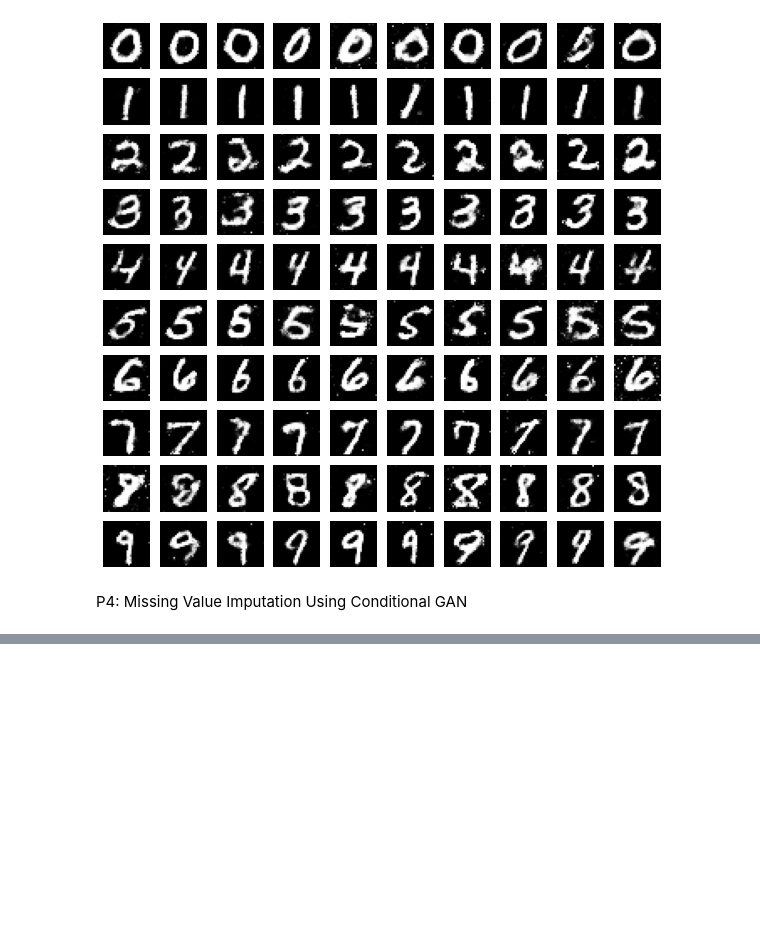
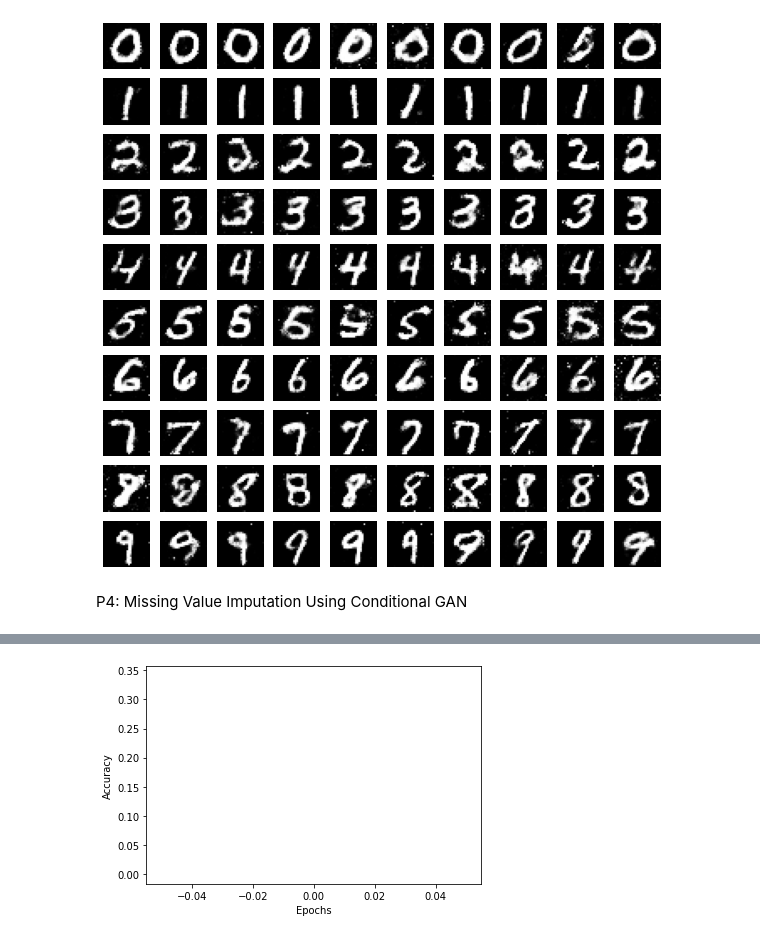
Before and after one commit to ram130849/Deep_Learning_Systems, a Jupyter notebook: TensorFlow/Ramki/E533_DLS_Assignment5.ipynb, the cells around one changed output, grey strips where cells are left out. Saved outputs shown, nothing was run; the diff lists cells and outputs as text; code cells hidden in the pictures; blank space fills up the shorter version.

```diff
--- a/TensorFlow/Ramki/E533_DLS_Assignment5.ipynb
+++ b/TensorFlow/Ramki/E533_DLS_Assignment5.ipynb
@@ -739,0 +886,36 @@ P4: Missing Value Imputation Using Conditional GAN
+# %%
+epochs_real_accuracy = []
+epochs_fake_accuracy = []
+for epoch in range(n_epochs):
+    print("\n Start of epoch: %d" % (epoch,))
+    epoch_real_accuracy = 0
+    epoch_fake_accuracy = 0
+    epoch_disc_loss = 0
+    epoch_gen_loss = 0
+    for step, (x_batch_train, y_batch_train) in enumerate(train_dataset):
+
+        img = tf.reshape(x_batch_train,[x_batch_train.shape[0],-1])
+        disc_model.trainable = True
+        real_loss ,real_accuracy = disc_model.train_on_batch([img], real_labels[:img.shape[0],:])
+        epoch_real_accuracy += real_accuracy
+
+        rand = np.random.normal(0,1,size = (x_batch_train.shape[0], dim))
+        mean_patch = tf.reshape(x_batch_train,shape=[-1,28,28])[:,10:20,10:20]
+        mean_patch = tf.reshape(mean_patch,[mean_patch.shape[0], -1])
+        generated_image = gen_model.predict([rand,mean_patch])
+
+        gen_image_mean_patch = tf.reshape(generated_image,[generated_image.shape[0], 28,28])
+        gen_image_mean_patch = tf.reshape(gen_image_mean_patch[:,10:20,10:20],[gen_image_mean_patch.shape[0],-1])
+
+        fake_loss, fake_accuracy = disc_model.train_on_batch([generated_image], fake_labels[:generated_image.shape[0],:])
+        epoch_fake_accuracy+= fake_accuracy
+        epoch_disc_loss += (real_loss + fake_loss) / 2
+        disc_model.trainable = False
+        z = np.random.normal(0,1,size = (batch_size, dim))
+
+        epoch_gen_loss += c_gan.train_on_batch([z,mean_patch], real_labels)
+
+    epochs_real_accuracy.append(epoch_real_accuracy)
+    epochs_fake_accuracy.append(epoch_fake_accuracy)
+
+    print("Epoch:{} Discriminator-Loss: {} Real Img Accuracy: {} Fake Img Accuracy: {} Gen Loss- {}".format(epoch,epoch_disc_loss,epoch_real_accuracy,epoch_fake_accuracy,epoch_gen_loss))
@@ -739,0 +941,8 @@ P4: Missing Value Imputation Using Conditional GAN
+# %%
+plt.plot(real_accuracy, label='Real Accuracy')
+plt.plot(fake_accuracy, label='Fake Accuracy')
+plt.xlabel('Epochs')
+plt.ylabel('Accuracy')
+plt.show()
+# %% [output]
+[figure, added]
```
Also changed, not shown: parts of 21 cells of this notebook.
